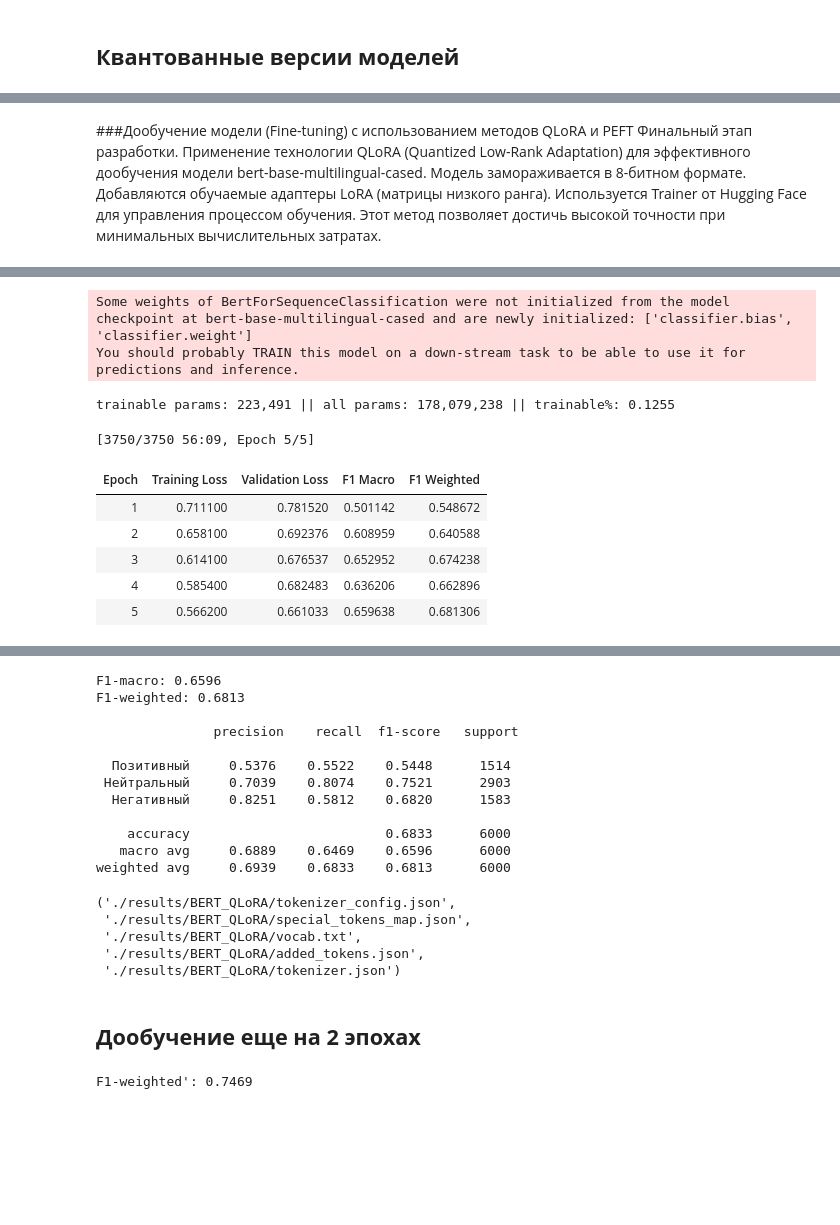
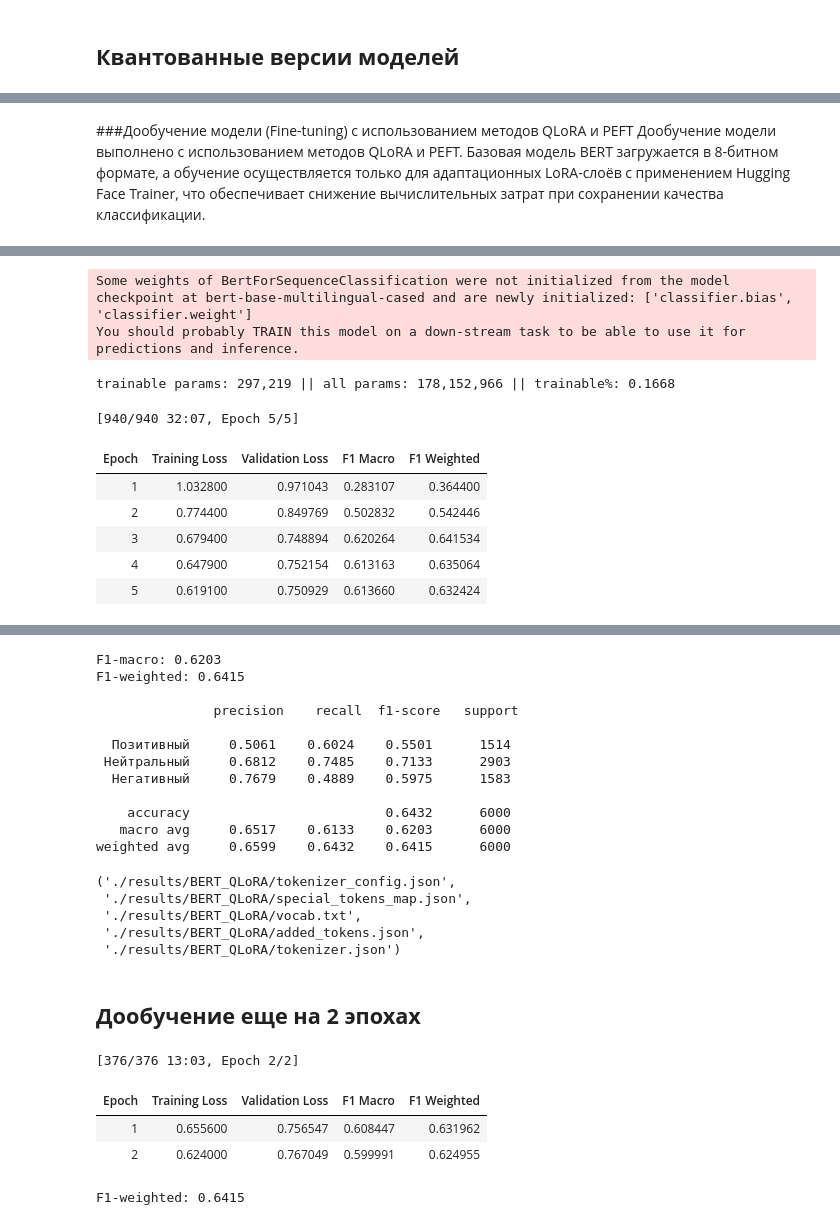
Before and after one commit to PTA70183292/practic, a Jupyter notebook: notebooks/otchet.ipynb, the cells around one changed output, grey strips where cells are left out. Drawn from its saved outputs; the diff is of its cells as text; code cells hidden in the pictures; blank space fills up the shorter version.

```diff
--- a/notebooks/otchet.ipynb
+++ b/notebooks/otchet.ipynb
@@ -777,10 +797,6 @@ results_data = {
-# %% [markdown]
-###Дообучение модели (Fine-tuning) с использованием методов QLoRA и PEFT
-Финальный этап разработки. Применение технологии QLoRA (Quantized Low-Rank Adaptation) для эффективного дообучения модели bert-base-multilingual-cased.
-Модель замораживается в 8-битном формате.
-Добавляются обучаемые адаптеры LoRA (матрицы низкого ранга).
-Используется Trainer от Hugging Face для управления процессом обучения.
-Этот метод позволяет достичь высокой точности при минимальных вычислительных затратах.
+# %% [markdown]
+###Дообучение модели (Fine-tuning) с использованием методов QLoRA и PEFT
+Дообучение модели выполнено с использованием методов QLoRA и PEFT. Базовая модель BERT загружается в 8-битном формате, а обучение осуществляется только для адаптационных LoRA-слоёв с применением Hugging Face Trainer, что обеспечивает снижение вычислительных затрат при сохранении качества классификации.
 # %%
 def compute_metrics(eval_pred):
     preds, labels = eval_pred
@@ -806,15 +822,15 @@ bnb_config = BitsAndBytesConfig(load_in_8bit=True, llm_int8_threshold=6.0)
 model = AutoModelForSequenceClassification.from_pretrained(model_name, num_labels=3, quantization_config=bnb_config, device_map="auto")
 model = prepare_model_for_kbit_training(model)
 
-lora_config = LoraConfig(r=6, lora_alpha=32, target_modules=["query", "value"], lora_dropout=0.05, bias="none", task_type="SEQ_CLS")
+lora_config = LoraConfig(r=8, lora_alpha=32, target_modules=["query", "value"], lora_dropout=0.05, bias="none", task_type="SEQ_CLS")
 model = get_peft_model(model, lora_config)
 model.print_trainable_parameters()
 
 training_args = TrainingArguments(
     output_dir="./results/BERT_QLoRA",
     num_train_epochs=5,
-    per_device_train_batch_size=8,
-    per_device_eval_batch_size=8,
+    per_device_train_batch_size=32,
+    per_device_eval_batch_size=32,
     gradient_accumulation_steps=4,
     warmup_steps=500,
     weight_decay=0.01,
@@ -836,53 +852,53 @@ predictions = trainer.predict(tokenized_test)
 pred_labels = np.argmax(predictions.predictions, axis=1)
 true_labels = predictions.label_ids
 
 print(f"\nF1-macro: {predictions.metrics['test_f1_macro']:.4f}")
 print(f"F1-weighted: {predictions.metrics['test_f1_weighted']:.4f}")
 print("\n", classification_report(true_labels, pred_labels, target_names=['Позитивный', 'Нейтральный', 'Негативный'], digits=4))
 
 model.save_pretrained("./results/BERT_QLoRA")
 tokenizer.save_pretrained("./results/BERT_QLoRA")
 # %% [output]
 Requirement already satisfied: bitsandbytes in /usr/local/lib/python3.12/dist-packages (0.49.0)
 Requirement already satisfied: torch<3,>=2.3 in /usr/local/lib/python3.12/dist-packages (from bitsandbytes) (2.9.1)
 Requirement already satisfied: numpy>=1.17 in /usr/local/lib/python3.12/dist-packages (from bitsandbytes) (2.0.2)
 Requirement already satisfied: packaging>=20.9 in /usr/local/lib/python3.12/dist-packages (from bitsandbytes) (25.0)
 Requirement already satisfied: filelock in /usr/local/lib/python3.12/dist-packages (from torch<3,>=2.3->bitsandbytes) (3.20.0)
 Requirement already satisfied: typing-extensions>=4.10.0 in /usr/local/lib/python3.12/dist-packages (from torch<3,>=2.3->bitsandbytes) (4.15.0)
 Requirement already satisfied: setuptools in /usr/local/lib/python3.12/dist-packages (from torch<3,>=2.3->bitsandbytes) (75.2.0)
 Requirement already satisfied: sympy>=1.13.3 in /usr/local/lib/python3.12/dist-packages (from torch<3,>=2.3->bitsandbytes) (1.14.0)
 Requirement already satisfied: networkx>=2.5.1 in /usr/local/lib/python3.12/dist-packages (from torch<3,>=2.3->bitsandbytes) (3.6.1)
 Requirement already satisfied: jinja2 in /usr/local/lib/python3.12/dist-packages (from torch<3,>=2.3->bitsandbytes) (3.1.6)
 Requirement already satisfied: fsspec>=0.8.5 in /usr/local/lib/python3.12/dist-packages (from torch<3,>=2.3->bitsandbytes) (2025.3.0)
 Requirement already satisfied: nvidia-cuda-nvrtc-cu12==12.8.93 in /usr/local/lib/python3.12/dist-packages (from torch<3,>=2.3->bitsandbytes) (12.8.93)
 ... (13 lines left out)
 Requirement already satisfied: nvidia-cufile-cu12==1.13.1.3 in /usr/local/lib/python3.12/dist-packages (from torch<3,>=2.3->bitsandbytes) (1.13.1.3)
 Requirement already satisfied: triton==3.5.1 in /usr/local/lib/python3.12/dist-packages (from torch<3,>=2.3->bitsandbytes) (3.5.1)
 Requirement already satisfied: mpmath<1.4,>=1.1.0 in /usr/local/lib/python3.12/dist-packages (from sympy>=1.13.3->torch<3,>=2.3->bitsandbytes) (1.3.0)
 Requirement already satisfied: MarkupSafe>=2.0 in /usr/local/lib/python3.12/dist-packages (from jinja2->torch<3,>=2.3->bitsandbytes) (3.0.3)
 Some weights of BertForSequenceClassification were not initialized from the model checkpoint at bert-base-multilingual-cased and are newly initialized: ['classifier.bias', 'classifier.weight']
 You should probably TRAIN this model on a down-stream task to be able to use it for predictions and inference.
-trainable params: 223,491 || all params: 178,079,238 || trainable%: 0.1255
+trainable params: 297,219 || all params: 178,152,966 || trainable%: 0.1668
-[3750/3750 56:09, Epoch 5/5]
+[940/940 32:07, Epoch 5/5]
 | Epoch | Training Loss | Validation Loss | F1 Macro | F1 Weighted |
-| 1 | 0.711100 | 0.781520 | 0.501142 | 0.548672 |
-| 2 | 0.658100 | 0.692376 | 0.608959 | 0.640588 |
-| 3 | 0.614100 | 0.676537 | 0.652952 | 0.674238 |
-| 4 | 0.585400 | 0.682483 | 0.636206 | 0.662896 |
-| 5 | 0.566200 | 0.661033 | 0.659638 | 0.681306 |
+| 1 | 1.032800 | 0.971043 | 0.283107 | 0.364400 |
+| 2 | 0.774400 | 0.849769 | 0.502832 | 0.542446 |
+| 3 | 0.679400 | 0.748894 | 0.620264 | 0.641534 |
+| 4 | 0.647900 | 0.752154 | 0.613163 | 0.635064 |
+| 5 | 0.619100 | 0.750929 | 0.613660 | 0.632424 |
 [interactive output not drawn]
-F1-macro: 0.6596
-F1-weighted: 0.6813
+F1-macro: 0.6203
+F1-weighted: 0.6415
 
                precision    recall  f1-score   support
 
-  Позитивный     0.5376    0.5522    0.5448      1514
- Нейтральный     0.7039    0.8074    0.7521      2903
-  Негативный     0.8251    0.5812    0.6820      1583
+  Позитивный     0.5061    0.6024    0.5501      1514
+ Нейтральный     0.6812    0.7485    0.7133      2903
+  Негативный     0.7679    0.4889    0.5975      1583
 
-    accuracy                         0.6833      6000
-   macro avg     0.6889    0.6469    0.6596      6000
-weighted avg     0.6939    0.6833    0.6813      6000
+    accuracy                         0.6432      6000
+   macro avg     0.6517    0.6133    0.6203      6000
+weighted avg     0.6599    0.6432    0.6415      6000
 ('./results/BERT_QLoRA/tokenizer_config.json',
  './results/BERT_QLoRA/special_tokens_map.json',
  './results/BERT_QLoRA/vocab.txt',
@@ -895,10 +911,14 @@ training_args.num_train_epochs = 2
 trainer = Trainer(model=model, args=training_args, train_dataset=tokenized_train, eval_dataset=tokenized_test, compute_metrics=compute_metrics)
 trainer.train()
 
-f1_new = f1_score(true_labels, pred_labels, labels=[1], average=None)[0]
-print(f"F1 для 'Нейтральный': {f1_new:.4f}")
+f1_neutral = f1_score(true_labels, pred_labels, labels=[1], average=None)[0]
+print(f"F1-weighted: {predictions.metrics['test_f1_weighted']:.4f}")
 # %% [output]
-F1-weighted': 0.7469
+[376/376 13:03, Epoch 2/2]
+| Epoch | Training Loss | Validation Loss | F1 Macro | F1 Weighted |
+| 1 | 0.655600 | 0.756547 | 0.608447 | 0.631962 |
+| 2 | 0.624000 | 0.767049 | 0.599991 | 0.624955 |
+F1-weighted: 0.6415
 # %% [markdown]
 ###Сохранение модели и публикация
 Сохранение весов обученных адаптеров и конфигурации токенизатора локально. Загрузка (Push) готовой модели в репозиторий Hugging Face Hub для дальнейшего использования в веб-приложении и развертывания.
```
Also changed, not shown: parts of 12 cells of this notebook.
